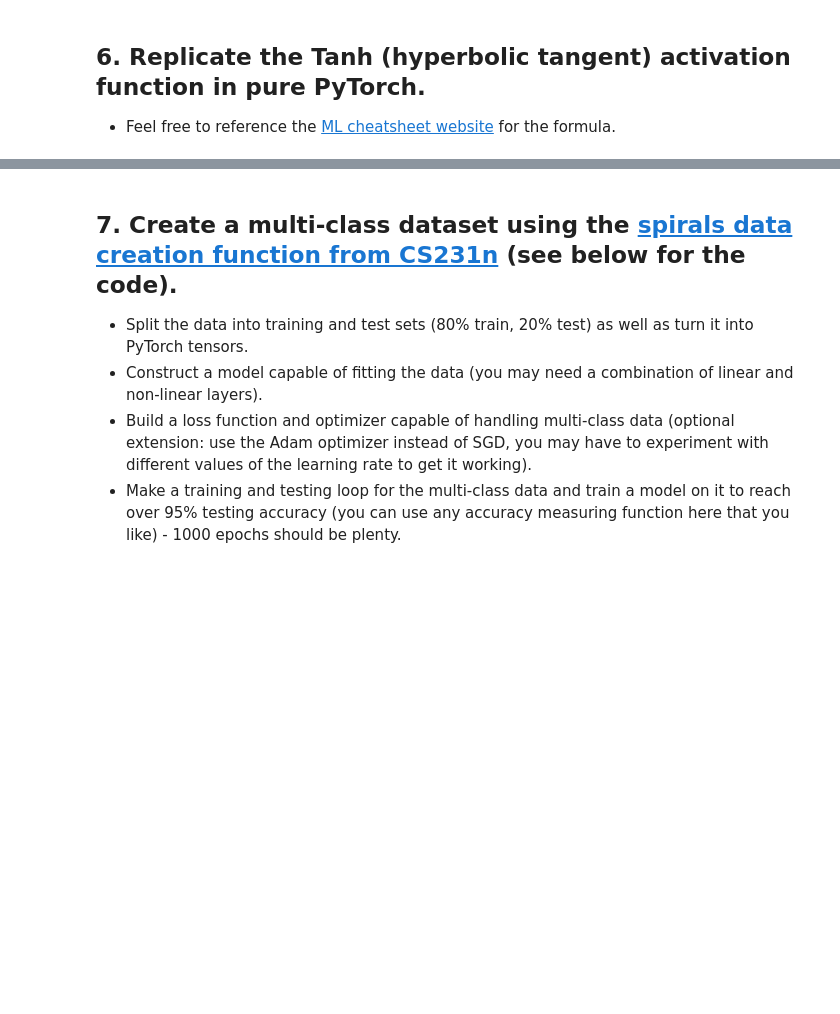
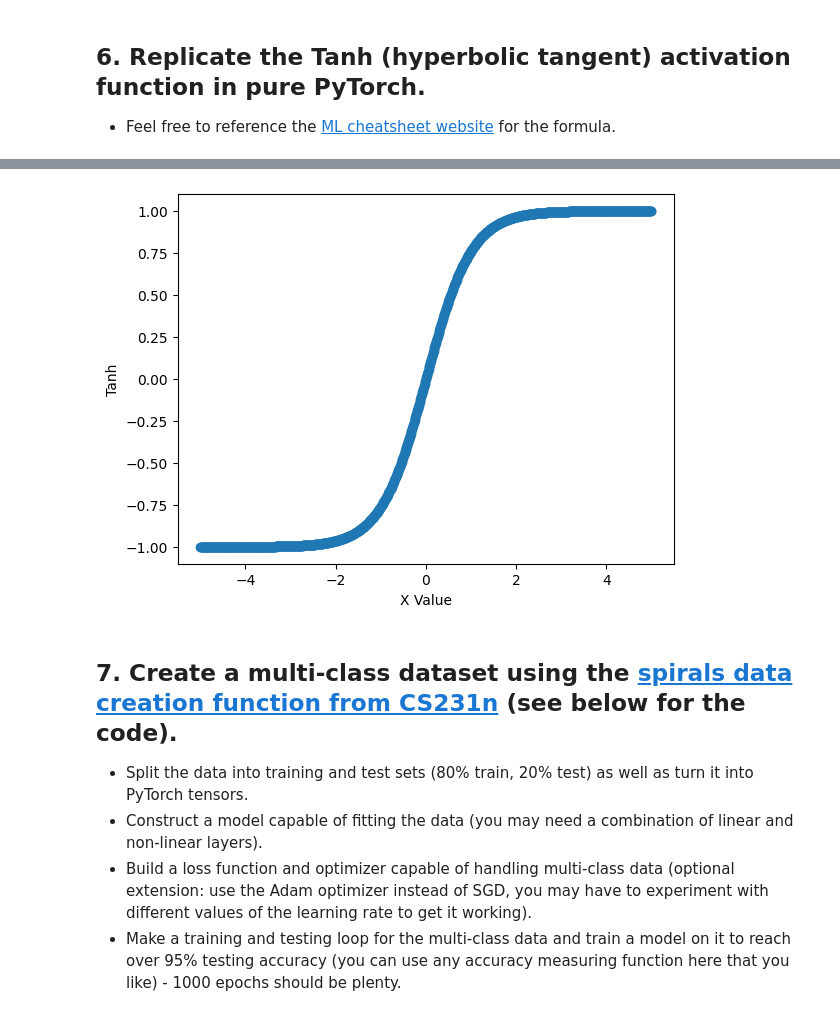
Before and after one commit to HassanAlam55/PyTorch_Deep_Learning_Bootcamp, a Jupyter notebook: 02_pytorch_classification_exercises - Practice.ipynb, the cells around one changed output, grey strips where cells are left out. Drawn from its saved outputs; the diff is of its cells as text; code cells hidden in the pictures; blank space fills up the shorter version.

```diff
--- a/02_pytorch_classification_exercises - Practice.ipynb
+++ b/02_pytorch_classification_exercises - Practice.ipynb
@@ -301,3 +324,33 @@ plot_decision_boundary(moon_model_0, X_test, y_test)
+# %%
+# Replicate torch.tanh() and plot it
+
+
+
+def custom_tanh(tensor):
+    """
+    Applies the hyperbolic tangent function element-wise to the input tensor
+    without using torch.tanh.
+
+    Args:
+    tensor (torch.Tensor): Input tensor.
+
+    Returns:
+    torch.Tensor: Tensor with tanh applied element-wise.
+    """
+    exp_pos = torch.exp(tensor)
+    exp_neg = torch.exp(-tensor)
+    return (exp_pos - exp_neg) / (exp_pos + exp_neg)
+
+# Example usage
+# input_tensor = torch.tensor([0.0, 1.0, -1.0, 0.5, -0.5])
+output_tensor = custom_tanh(X)
+# y_torch = torch.tanh(y)
+plt.scatter(X.numpy(), output_tensor.numpy())
+plt.xlabel ('X Value')
+plt.ylabel('Tanh')
+plt.show ()
+# %% [output]
+[figure, added]
 # %% [markdown]
 ## 7. Create a multi-class dataset using the [spirals data creation function from CS231n](https://cs231n.github.io/neural-networks-case-study/) (see below for the code).
   * Split the data into training and test sets (80% train, 20% test) as well as turn it into PyTorch tensors.
```
Also changed, not shown: parts of 5 cells of this notebook.
